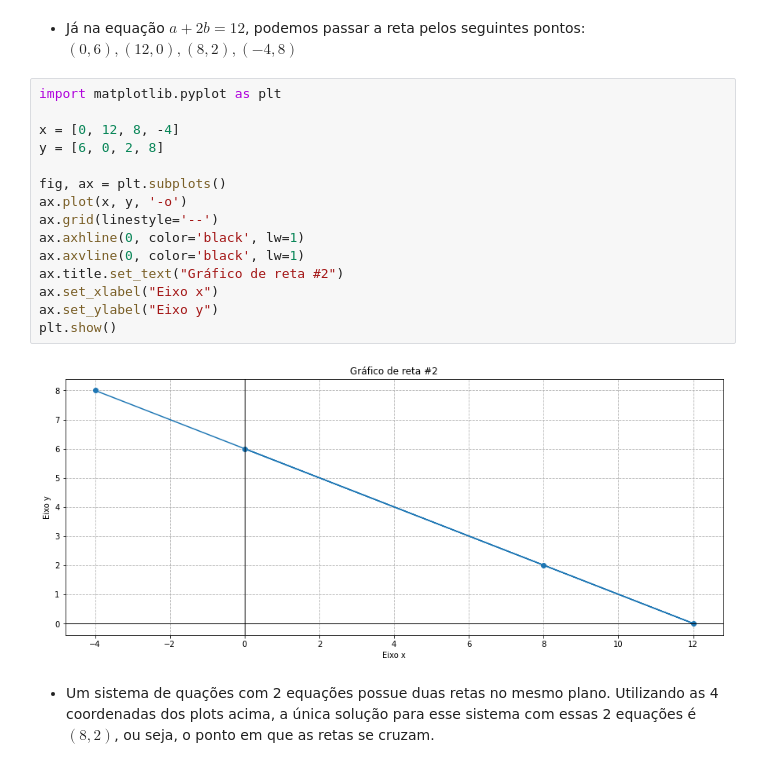
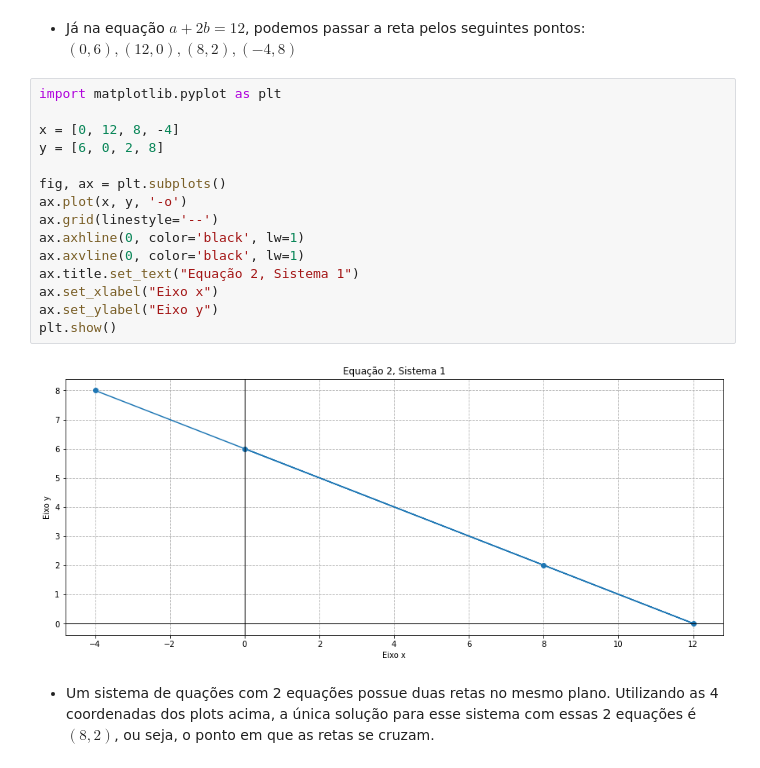
Before and after one commit to k3ybladewielder/math_for_ml_ds, a Jupyter notebook: linear_algebra_for_ml_ds.ipynb, the cells around one changed output. Saved outputs shown, nothing was run; the diff lists cells and outputs as text.

```diff
--- a/linear_algebra_for_ml_ds.ipynb
+++ b/linear_algebra_for_ml_ds.ipynb
@@ -71,20 +88,20 @@ plt.show()
 # %%
 import matplotlib.pyplot as plt
 
 x = [0, 12, 8, -4]
 y = [6, 0, 2, 8]
 
 fig, ax = plt.subplots()
 ax.plot(x, y, '-o')
 ax.grid(linestyle='--')
 ax.axhline(0, color='black', lw=1)
 ax.axvline(0, color='black', lw=1)
-ax.title.set_text("Gráfico de reta #2")
+ax.title.set_text("Equação 2, Sistema 1")
 ax.set_xlabel("Eixo x")
 ax.set_ylabel("Eixo y")
 plt.show()
 # %% [output]
-[figure, old version]
+[figure, new version]
 # %% [markdown]
 * Um sistema de quações com 2 equações possue duas retas no mesmo plano. Utilizando as 4 coordenadas dos plots acima, a única solução para esse sistema com essas 2 equações é $(8, 2)$, ou seja, o ponto em que as retas se cruzam.
 # %%
```
Also changed, not shown: parts of 18 cells of this notebook, 1 other file.
